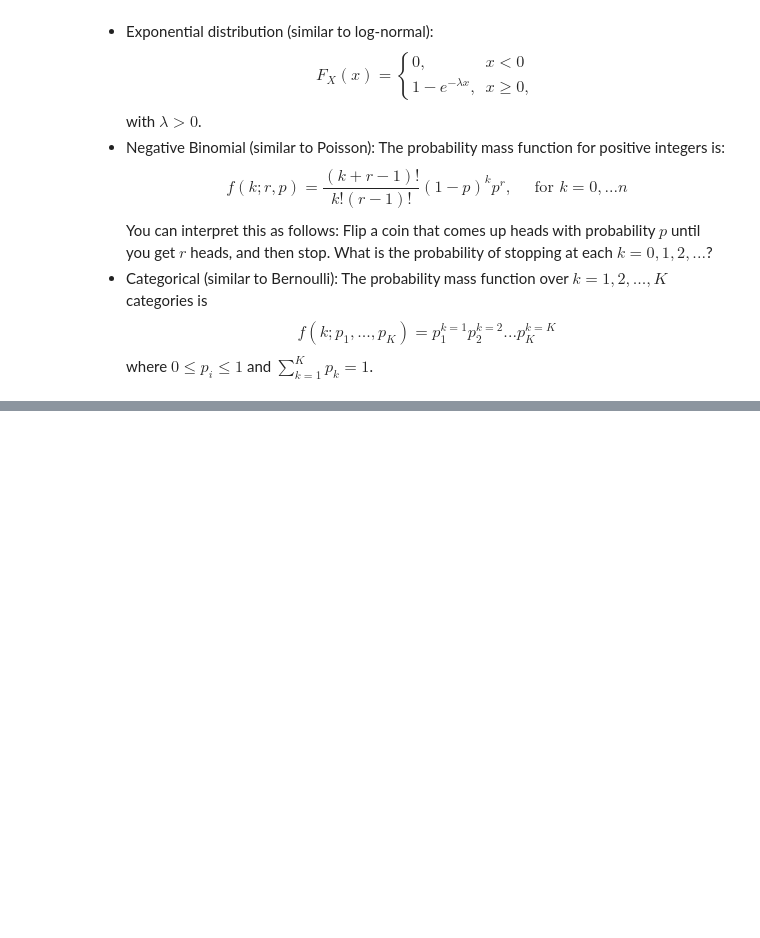
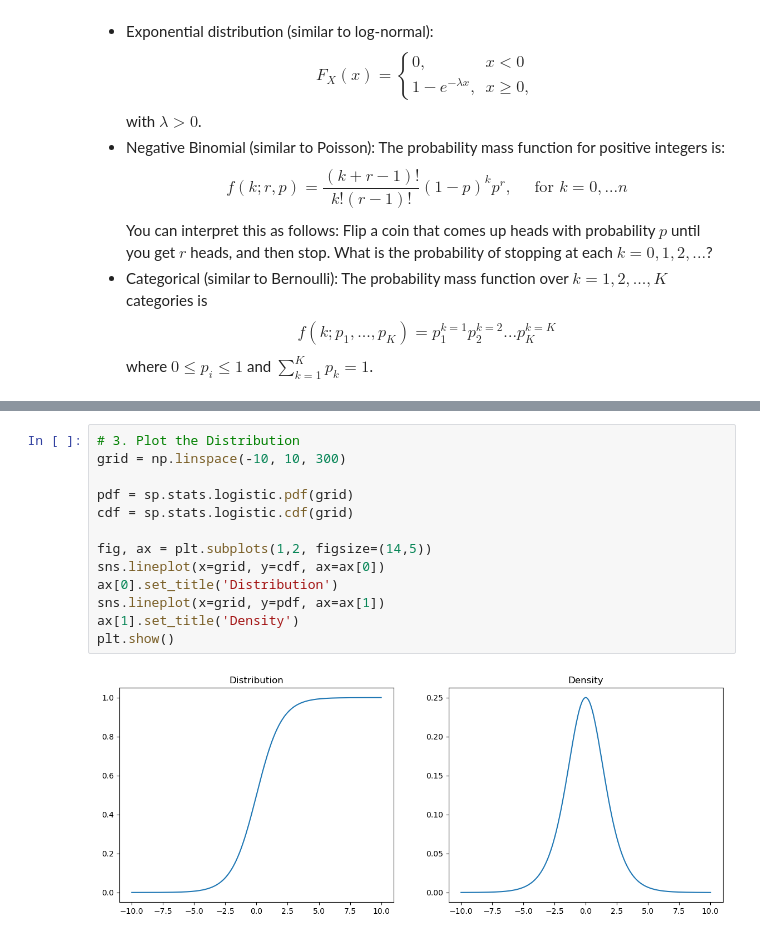
Before and after one commit to andersone17/Uncertainty_Assignment_6, a Jupyter notebook: assignment_6.ipynb, the cells around one changed output, grey strips where cells are left out. Drawn from its saved outputs; the diff is of its cells as text; blank space fills up the shorter version.

```diff
--- a/assignment_6.ipynb
+++ b/assignment_6.ipynb
@@ -129,0 +401,15 @@ where $0 \le p_i \le 1$ and $ \sum_{k=1}^K p_k = 1$.
+# %%
+# 3. Plot the Distribution
+grid = np.linspace(-10, 10, 300)
+
+pdf = sp.stats.logistic.pdf(grid)
+cdf = sp.stats.logistic.cdf(grid)
+
+fig, ax = plt.subplots(1,2, figsize=(14,5))
+sns.lineplot(x=grid, y=cdf, ax=ax[0])
+ax[0].set_title('Distribution')
+sns.lineplot(x=grid, y=pdf, ax=ax[1])
+ax[1].set_title('Density')
+plt.show()
+# %% [output]
+[figure, added]
```
Also changed, not shown: parts of 45 cells of this notebook, 1 other file.
